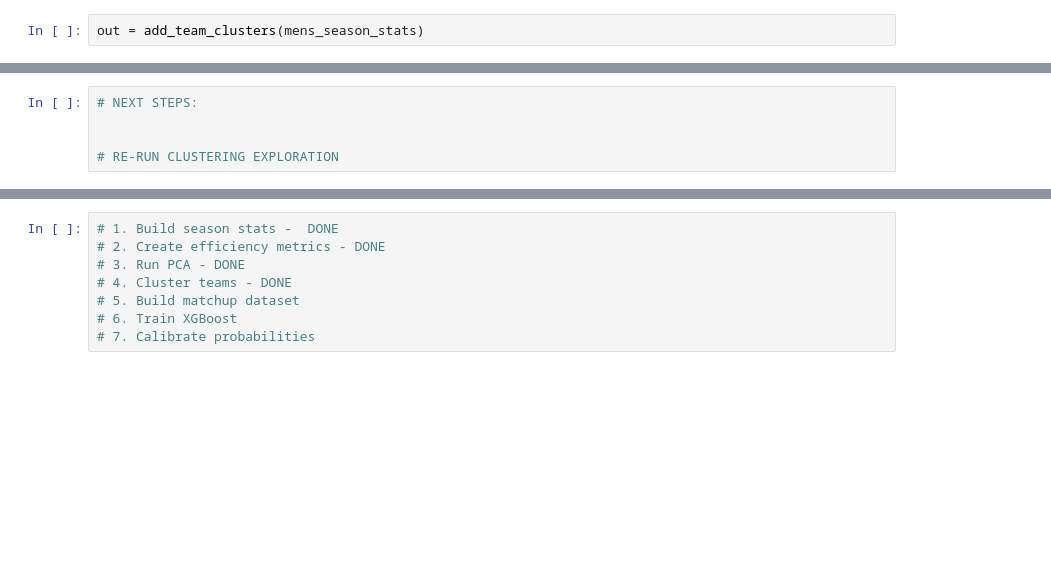
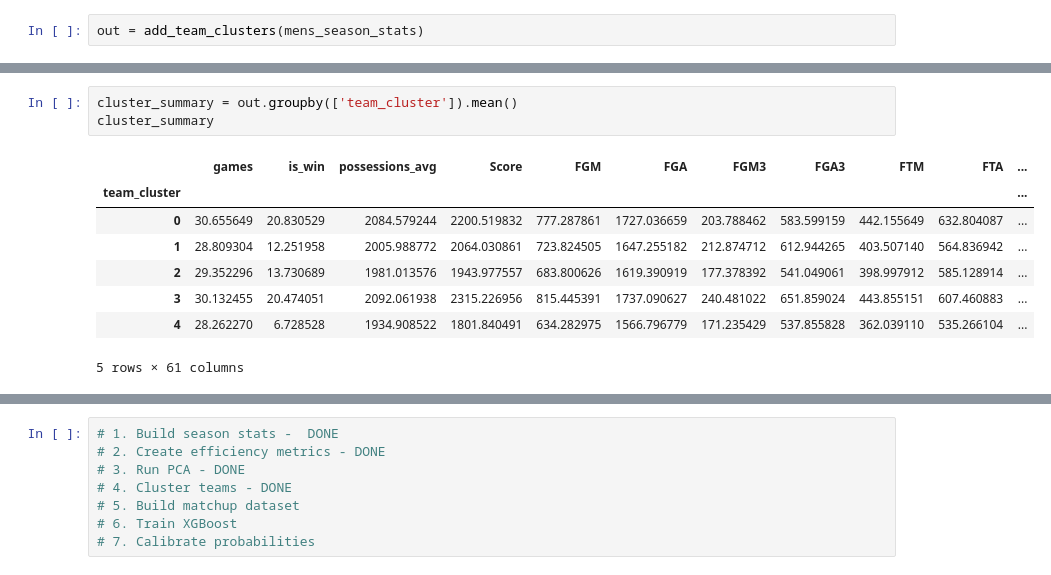
Before and after one commit to logan-heydt/Kaggle_competitions, a Jupyter notebook: March_Machine_Learning_Mania_2026/src/exploration.ipynb, the cells around one changed output, grey strips where cells are left out. Cells and saved outputs as stored; diff of their text form; blank space fills up the shorter version.

```diff
--- a/March_Machine_Learning_Mania_2026/src/exploration.ipynb
+++ b/March_Machine_Learning_Mania_2026/src/exploration.ipynb
@@ -145,5 +234,12 @@ out
-# %%
-# NEXT STEPS:
-
-
-# RE-RUN CLUSTERING EXPLORATION
+# %%
+cluster_summary = out.groupby(['team_cluster']).mean()
+cluster_summary
+# %% [output]
+|  | games | is_win | possessions_avg | Score | FGM | FGA | FGM3 | FGA3 | FTM | FTA | ... |
+| team_cluster |  |  |  |  |  |  |  |  |  |  | ... |
+| 0 | 30.655649 | 20.830529 | 2084.579244 | 2200.519832 | 777.287861 | 1727.036659 | 203.788462 | 583.599159 | 442.155649 | 632.804087 | ... |
+| 1 | 28.809304 | 12.251958 | 2005.988772 | 2064.030861 | 723.824505 | 1647.255182 | 212.874712 | 612.944265 | 403.507140 | 564.836942 | ... |
+| 2 | 29.352296 | 13.730689 | 1981.013576 | 1943.977557 | 683.800626 | 1619.390919 | 177.378392 | 541.049061 | 398.997912 | 585.128914 | ... |
+| 3 | 30.132455 | 20.474051 | 2092.061938 | 2315.226956 | 815.445391 | 1737.090627 | 240.481022 | 651.859024 | 443.855151 | 607.460883 | ... |
+| 4 | 28.262270 | 6.728528 | 1934.908522 | 1801.840491 | 634.282975 | 1566.796779 | 171.235429 | 537.855828 | 362.039110 | 535.266104 | ... |
+5 rows × 61 columns
```
Also changed, not shown: parts of 32 cells of this notebook.
